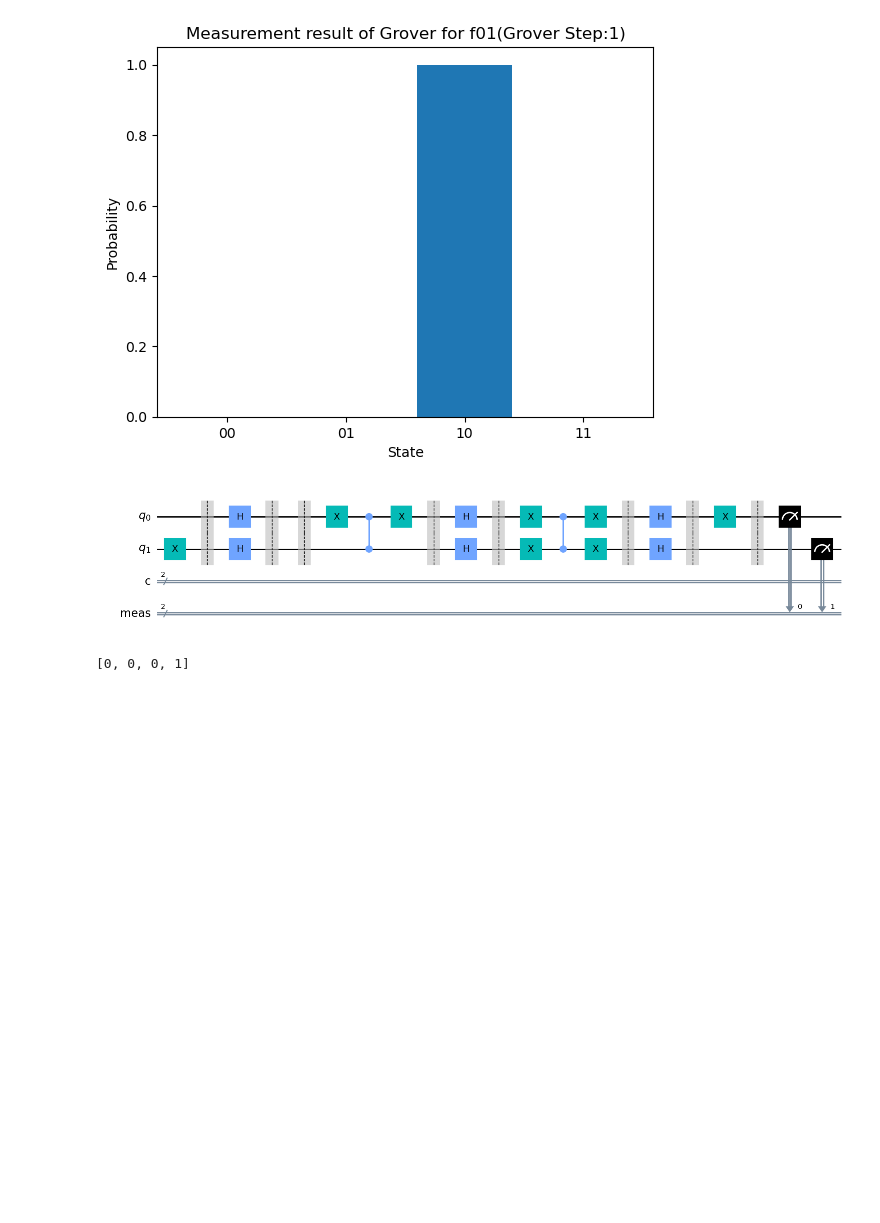
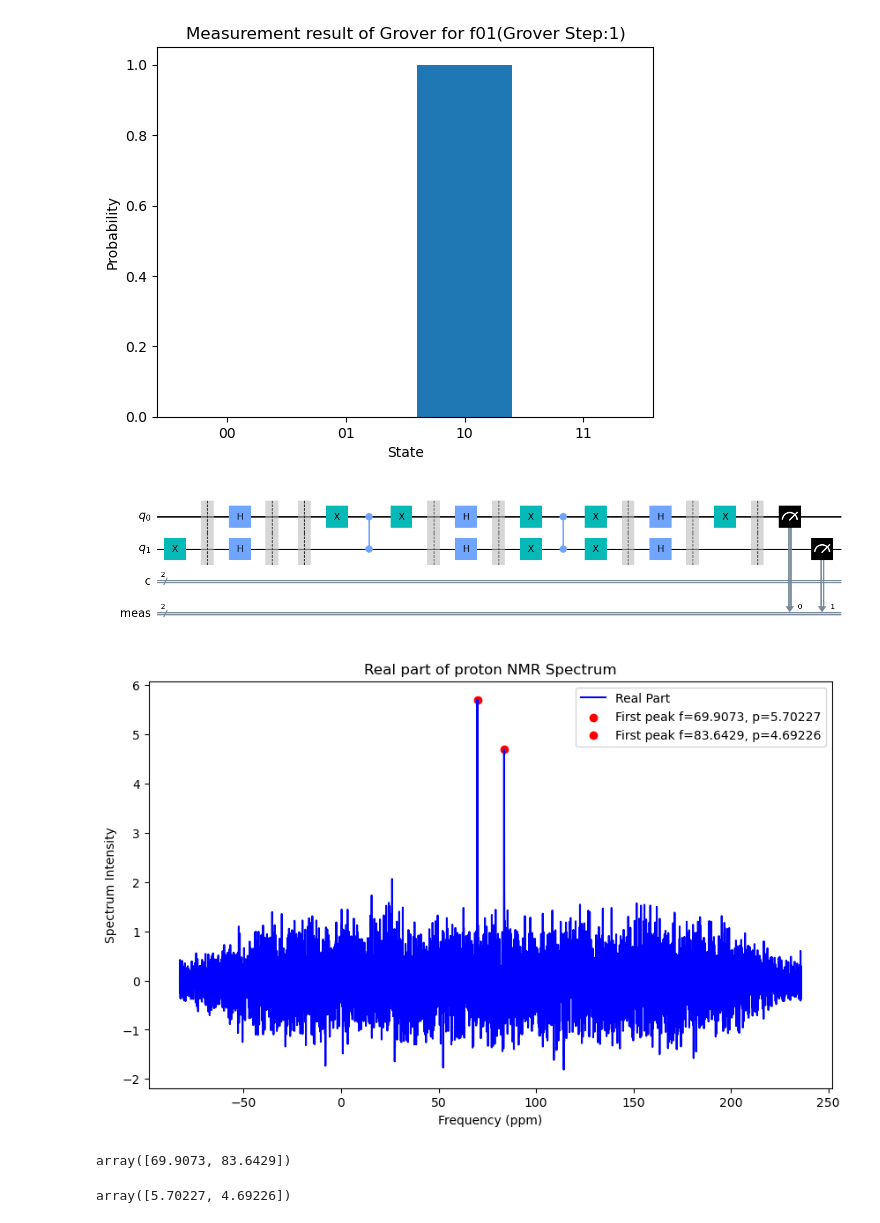
Before and after one commit to yezhuoyang/NMRPulse, a Jupyter notebook: example.ipynb, the cells around one changed output. Saved outputs shown, nothing was run; the diff lists cells and outputs as text; code cells hidden in the pictures; blank space fills up the shorter version.

Commit message:
Add data analysis

```diff
--- a/example.ipynb
+++ b/example.ipynb
@@ -22,7 +24,3 @@ circuit=grover.circuit
 circuit.draw("mpl")
 # %% [output]
 [figure]
-# %%
-database
-# %% [output]
-[0, 0, 0, 1]
@@ -30,0 +60,5 @@ database
+# %%
+NMRsample = chloroform()
+NMRsample.load_data_and_plot("C:/Users/73747/PycharmProjects/NMRPulse/data/DJ/f1/f1_C_P0.csv")
+# %% [output]
+[figure, added]
@@ -30,0 +71,8 @@ database
+# %%
+positions
+# %% [output]
+array([69.9073, 83.6429])
+# %%
+values
+# %% [output]
+array([5.70227, 4.69226])
```
Also changed, not shown: parts of 8 cells of this notebook, 52 other files.
